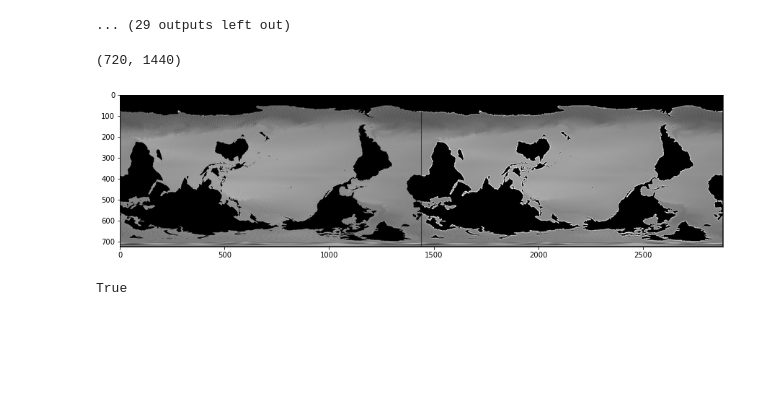
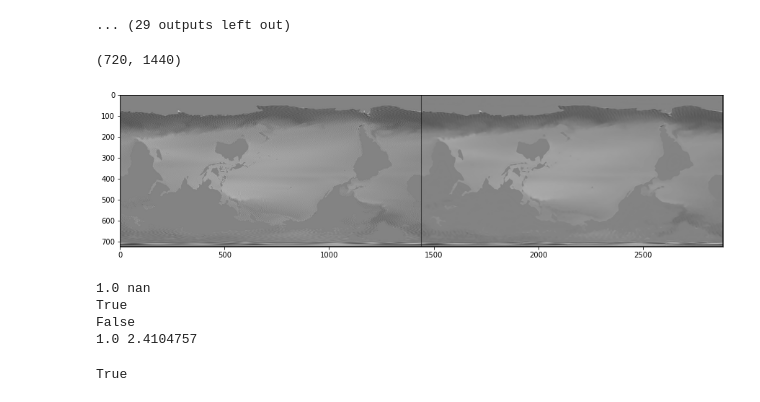
Before and after one commit to laura-gibbs/deep-image-prior, a Jupyter notebook: denoising.ipynb, the cells around one changed output. Drawn from its saved outputs; the diff is of its cells as text; code cells hidden in the pictures; blank space fills up the shorter version.

Commit message:
Smooth no mask

```diff
--- a/denoising.ipynb
+++ b/denoising.ipynb
@@ -205,23 +205,33 @@ Iteration 00500    Loss 0.000274   PSNR_noisy: 35.619108
 # %%
 from scipy.ndimage import gaussian_filter
 out_np = torch_to_np(net(net_input))
 out_mask = gaussian_filter(torch_to_np(mask_input), sigma=3)
 #out_mask = torch_to_np(net(mask_input))
 
-out = out_np / (out_mask + 1e-12) * nan_mask
+#out = out_np / (out_mask + 1e-12) * nan_mask # smooth0mask
+out = out_np  # smoothnomask
 
 
 print(gmdt.shape)
 # np.clip(out_mask, 0, 1)
 # np.expand_dims(gmdt, 0)
-q = plot_image_grid([np.expand_dims(gmdt * nan_mask, 0), np.clip(out, 0, 1)], factor=13);
+q = plot_image_grid([np.expand_dims(gmdt, 0), np.clip(out, 0, 1)], factor=13);
 # %% [output]
 (720, 1440)
-[figure, old version]
+[figure, new version]
 # %%
+print(np.max(gmdt), np.max(gmdt_out))
+print(np.any(np.isnan(gmdt_out)))
 gmdt_out = (out_np*orig_spread)+orig_min
+gmdt_out = gmdt_out * nan_mask
+print(np.any(np.isnan(nan_mask)))
+print(np.max(gmdt), np.max(gmdt_out))
 gmdt_out = np.squeeze(gmdt_out, 0)
-#gmdt_out[np.logical_not(nan_mask)] = np.nan
-rd.write_dat(gmdt_out, 'dip_2000_gtim5do0280_rr0004.dat', overwrite=True)
+gmdt_out[np.logical_not(nan_mask)] = np.nan
+rd.write_dat(gmdt_out, 'dip_smoothnomask_2000_dtu15gtim5do0280_rr0004.dat', overwrite=True)
 # %% [output]
+1.0 nan
 True
+False
+1.0 2.4104757
+True
```
Also changed, not shown: 1 other file.
